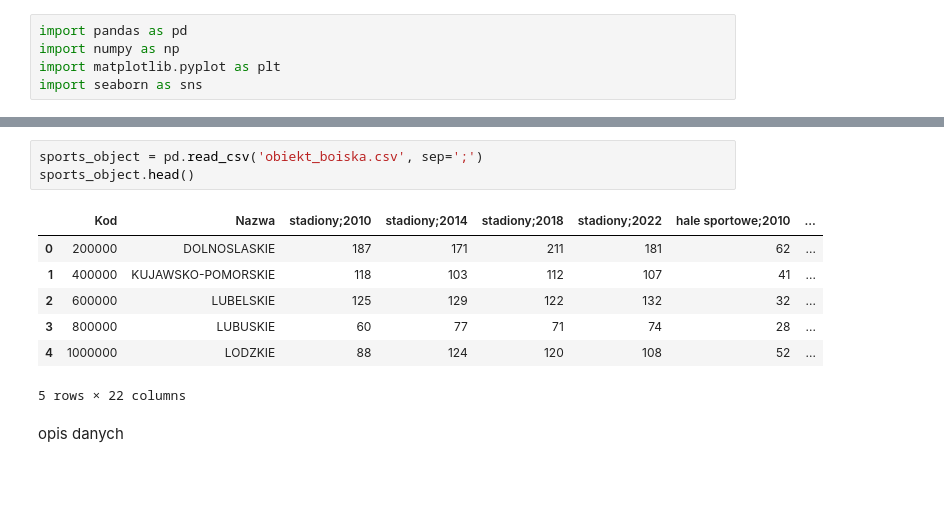
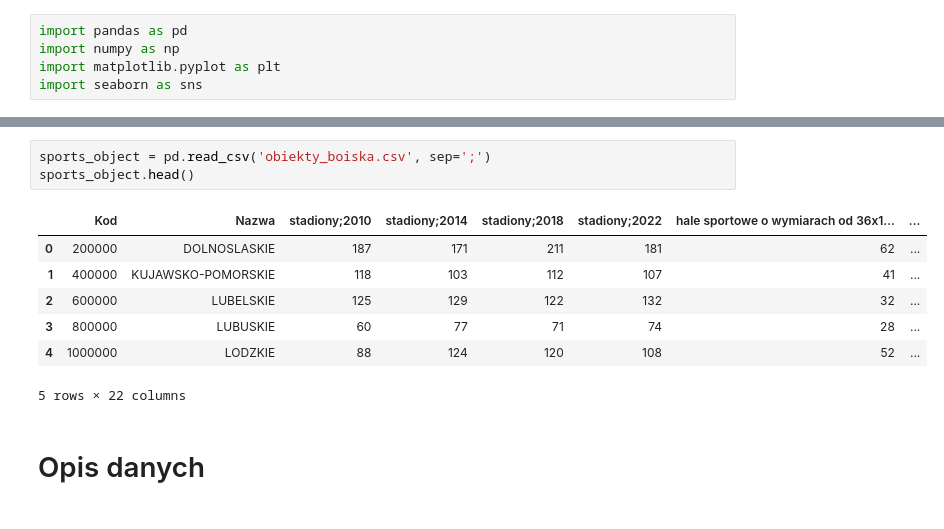
Before and after one commit to MartynaSzymanskaGitHub/eda, a Jupyter notebook: projekt.ipynb, the cells around one changed output, grey strips where cells are left out. Drawn from its saved outputs; the diff is of its cells as text; blank space fills up the shorter version.

```diff
--- a/projekt.ipynb
+++ b/projekt.ipynb
@@ -16,15 +16,15 @@ education.head()
 | 3 | 800000 | LUBUSKIE | 82 | 74 | 79,7 | 77,2 |
 | 4 | 1000000 | LODZKIE | 82 | 71 | 79,3 | 77 |
 # %%
-sports_object = pd.read_csv('obiekt_boiska.csv', sep=';')
+sports_object = pd.read_csv('obiekty_boiska.csv', sep=';')
 sports_object.head()
 # %% [output]
-|  | Kod | Nazwa | stadiony;2010 | stadiony;2014 | stadiony;2018 | stadiony;2022 | hale sportowe;2010 | ... |
+|  | Kod | Nazwa | stadiony;2010 | stadiony;2014 | stadiony;2018 | stadiony;2022 | hale sportowe o wymiarach od 36x1... | ... |
 | 0 | 200000 | DOLNOSLASKIE | 187 | 171 | 211 | 181 | 62 | ... |
 | 1 | 400000 | KUJAWSKO-POMORSKIE | 118 | 103 | 112 | 107 | 41 | ... |
 | 2 | 600000 | LUBELSKIE | 125 | 129 | 122 | 132 | 32 | ... |
 | 3 | 800000 | LUBUSKIE | 60 | 77 | 71 | 74 | 28 | ... |
 | 4 | 1000000 | LODZKIE | 88 | 124 | 120 | 108 | 52 | ... |
 5 rows × 22 columns
-# %% [markdown]
-opis danych
+# %% [markdown]
+<h1> Opis danych <h1>
```
Also changed, not shown: parts of 7 cells of this notebook, 4 other files.
